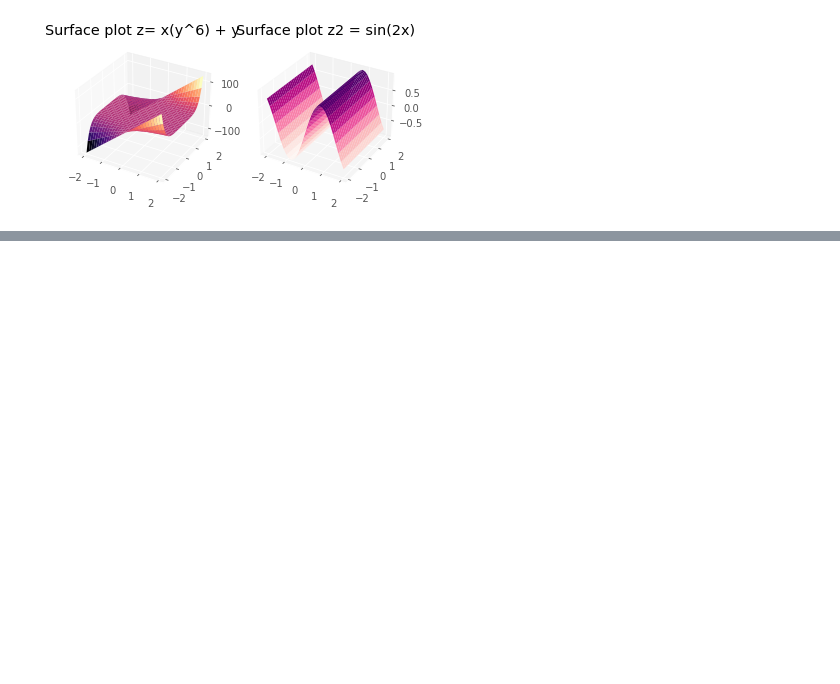
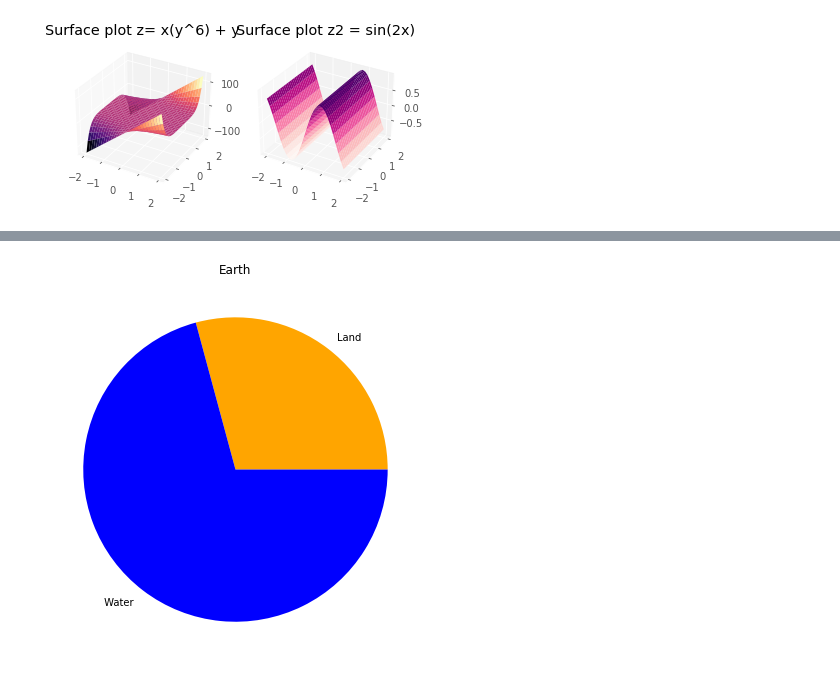
Before and after one commit to 4bdul4ziz/Jupyter-Lab, a Jupyter notebook: meth.ipynb, the cells around one changed output, grey strips where cells are left out. Drawn from its saved outputs; the diff is of its cells as text; code cells hidden in the pictures; blank space fills up the shorter version.

```diff
--- a/meth.ipynb
+++ b/meth.ipynb
@@ -184,0 +244,12 @@ plt.show()
+# %%
+from matplotlib import pyplot as plt
+import numpy as np
+colors = ("orange", "blue")
+Earth = ['Land ',  ' Water']
+data = [29.2, 70.8]
+fig = plt.figure(figsize=(10, 7))
+plt.pie(data, labels=Earth, colors=colors)
+plt.title('Earth')
+plt.show()
+# %% [output]
+[figure, added]
```
Also changed, not shown: parts of 5 cells of this notebook.
